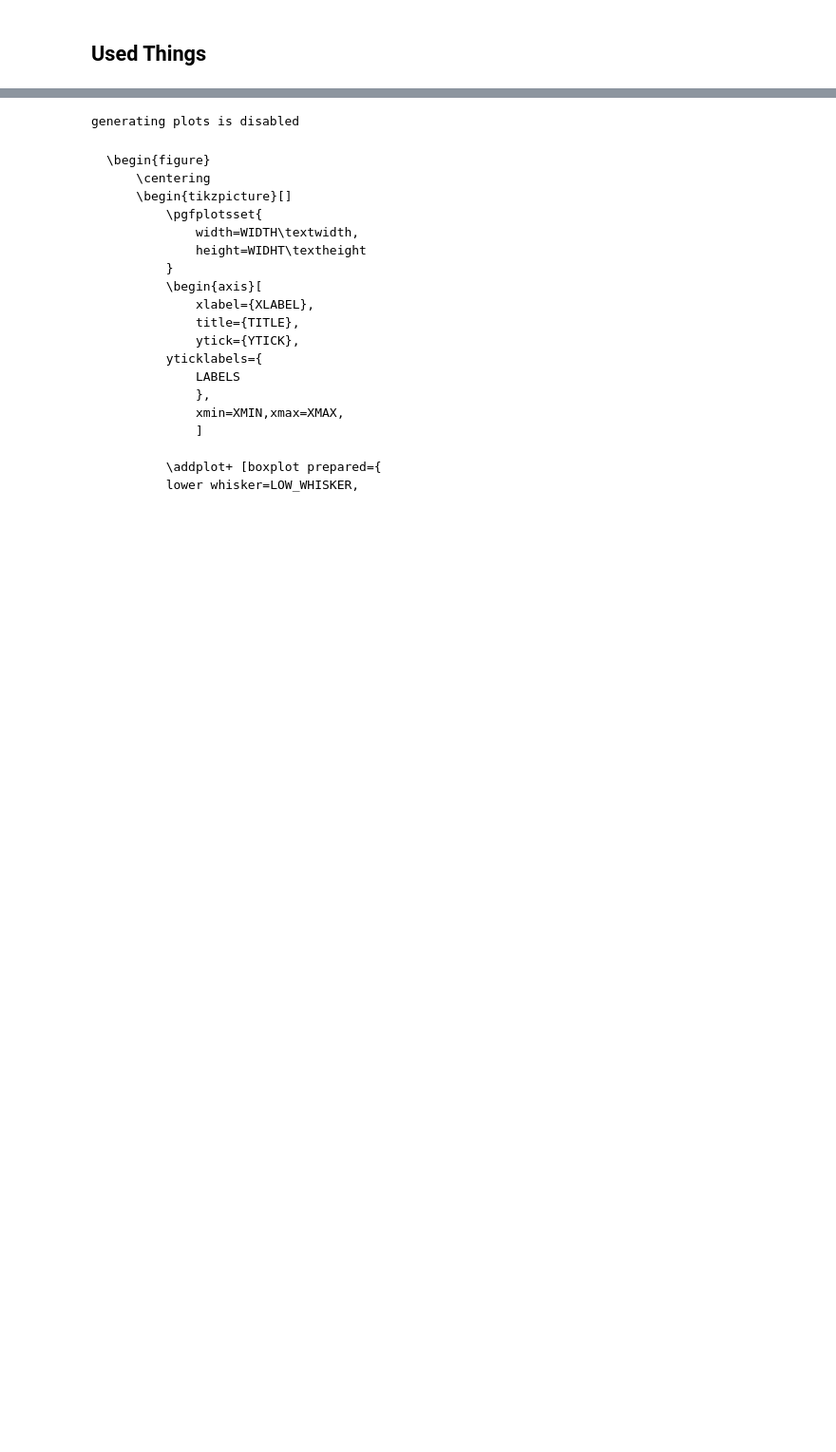
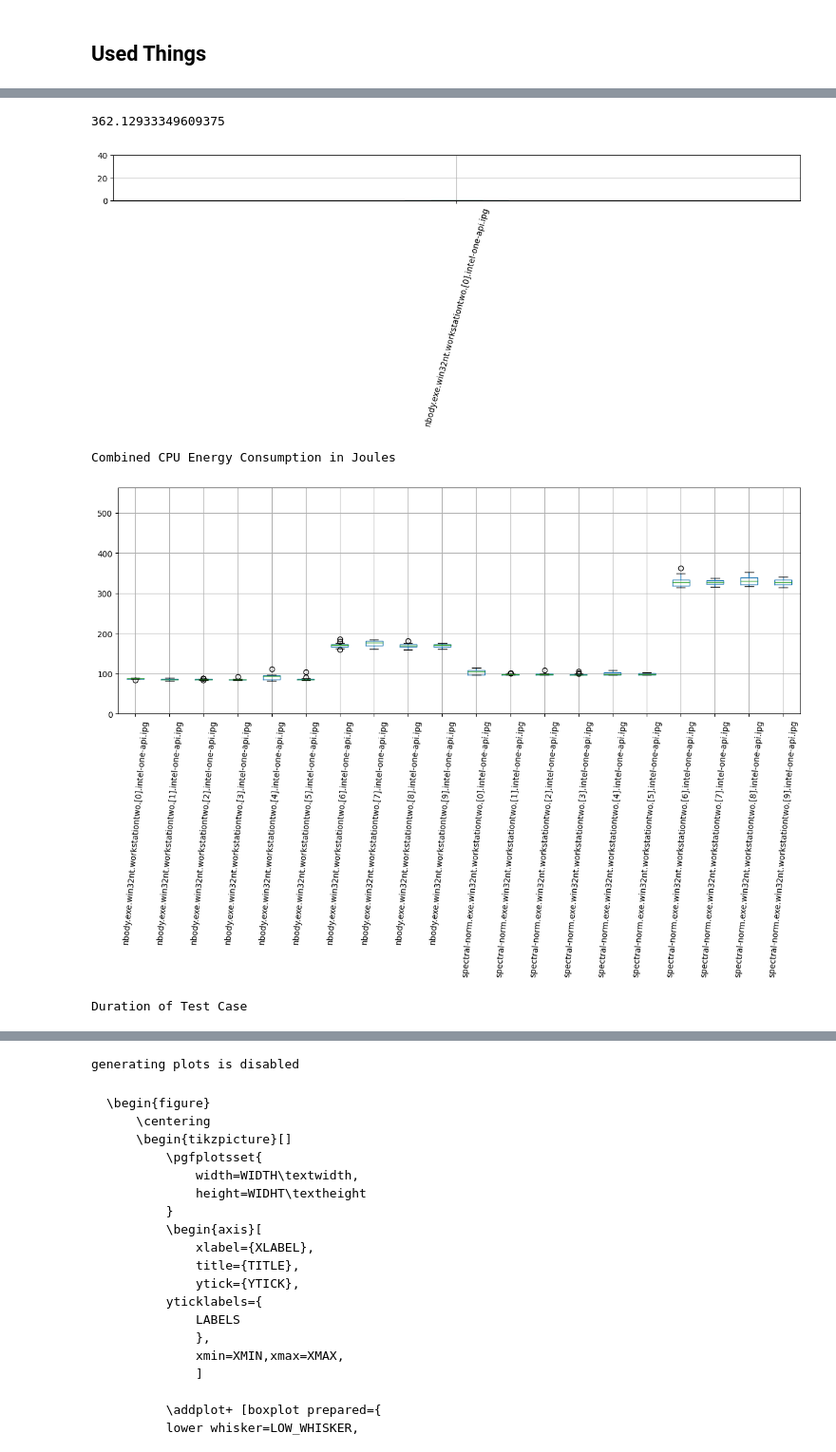
Before and after one commit to KuskIV/BDEnergy, a Jupyter notebook: analytics/result-analysis.ipynb, the cells around one changed output, grey strips where cells are left out. Shown at 95% size. Drawn from its saved outputs; the diff is of its cells as text; code cells hidden in the pictures; blank space fills up the shorter version.

```diff
--- a/analytics/result-analysis.ipynb
+++ b/analytics/result-analysis.ipynb
@@ -352,6 +360,6 @@ for key in time_series.keys():
         if "ipg" in key:
             table.plot(x="ElapsedTime", y="ProcessorPowerInWatt")
         if "rapl" in key:
-            table['rapl_column'] = get_rapl_column(table, "total_core")
+            table['rapl_column'] = df_util.get_rapl_column(table, "total_core")
             table.plot(x="ElapsedTime", y="rapl_column")
         plot.show()
@@ -376,6 +380,8 @@ gpu_energy_results = {}
 duration_results = {}
 
 idle_cpu_consumption_results = {}
+
+cpu_dynamic_energy_watt_consumption = {}
 
 cpu_dynamic_energy_consumption = {}
 gpu_dynamic_energy_consumption = {}
@@ -398,7 +404,7 @@ if get_measurements:
         db,
         experiment_name,
         experiment_number,
-        energy_per_time,
+        # energy_per_time,
         scaphandre,
         cpu_energy_results,
         dram_energy_results,
@@ -411,5 +417,6 @@ if get_measurements:
         dram_dynamic_energy_consumption,
         idle_cpu_consumption_results,
         used_test_case_name,
+        cpu_dynamic_energy_watt_consumption
     )
 # %% [output]
@@ -516,36 +512,45 @@ if get_measurements:
 if get_measurements:
     for column in duration_df.columns:
         duration_df[column] = duration_df[column] / 1000
+# %%
+max(list(cpu_df.max()))
+# %% [output]
+362.12933349609375
 # %%
 if get_measurements and show_plots:
-    test_boxplot = dram_df.boxplot(figsize=(15,5), rot=75, column=[dram_df.columns[0]])
+    test_boxplot = dram_df.boxplot(figsize=(15,1), rot=75, column=[dram_df.columns[0]])
     test_boxplot.plot()
     plot.ylim(0, 40)
     plot.show()
 
 
-    print("Combined DRAM Energy Consumption in Joules")
-    dram_boxplot = dram_df.boxplot(figsize=(15,5), rot=85)
-    # dram_boxplot = dram_df.boxplot(figsize=(15,5), rot=75, column=['fannkuch-redux.exe.ipg.workstationtwo.all.intel-one-api.win32nt'])
-    dram_boxplot.plot()
-    plot.ylim(0, 40)
-    plot.show()
+    # print("Combined DRAM Energy Consumption in Joules")
+    # dram_boxplot = dram_df.boxplot(figsize=(15,5), rot=85)
+    # # dram_boxplot = dram_df.boxplot(figsize=(15,5), rot=75, column=['fannkuch-redux.exe.ipg.workstationtwo.all.intel-one-api.win32nt'])
+    # dram_boxplot.plot()
+    # plot.ylim(0, 40)
+    # plot.show()
 
     print("Combined CPU Energy Consumption in Joules")
     cpu_boxplot = cpu_df.boxplot(figsize=(15,5), rot=85)
     cpu_boxplot.plot()
     cpu_boxplot
-    plot.ylim(0,2500)
+    plot.ylim(0,max(list(cpu_df.max())) + 200)
     plot.show()
 
-    print("Combined GPU Energy Consumption in Joules")
-    gpu_boxplot = gpu_df.boxplot(figsize=(15,5), rot=85)
-    gpu_boxplot.plot()
-    plot.ylim(0,50)
-    plot.show()
+    # print("Combined GPU Energy Consumption in Joules")
+    # gpu_boxplot = gpu_df.boxplot(figsize=(15,5), rot=85)
+    # gpu_boxplot.plot()
+    # plot.ylim(0,50)
+    # plot.show()
 
     print("Duration of Test Case")
     duration_boxplot = duration_df.boxplot(figsize=(15,5), rot=85)
     duration_boxplot.plot()
     # plot.ylim(0,40)
     plot.show()
+# %% [output]
+[figure, added]
+Combined CPU Energy Consumption in Joules
+[figure, added]
+Duration of Test Case
```
Also changed, not shown: parts of 35 cells of this notebook, 7 other files.
